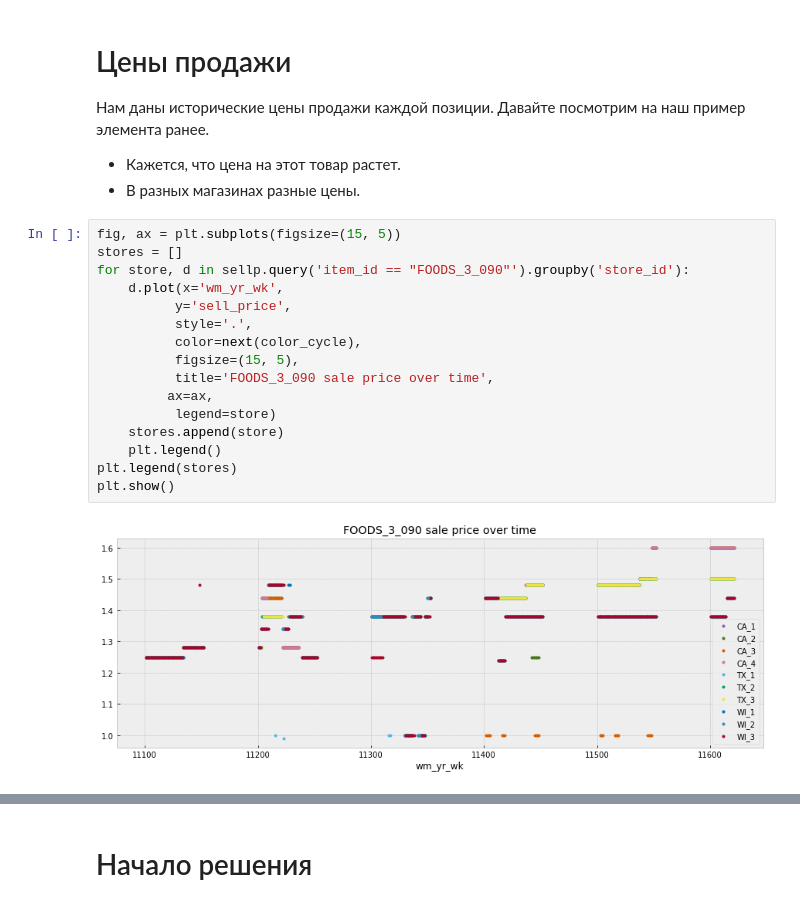
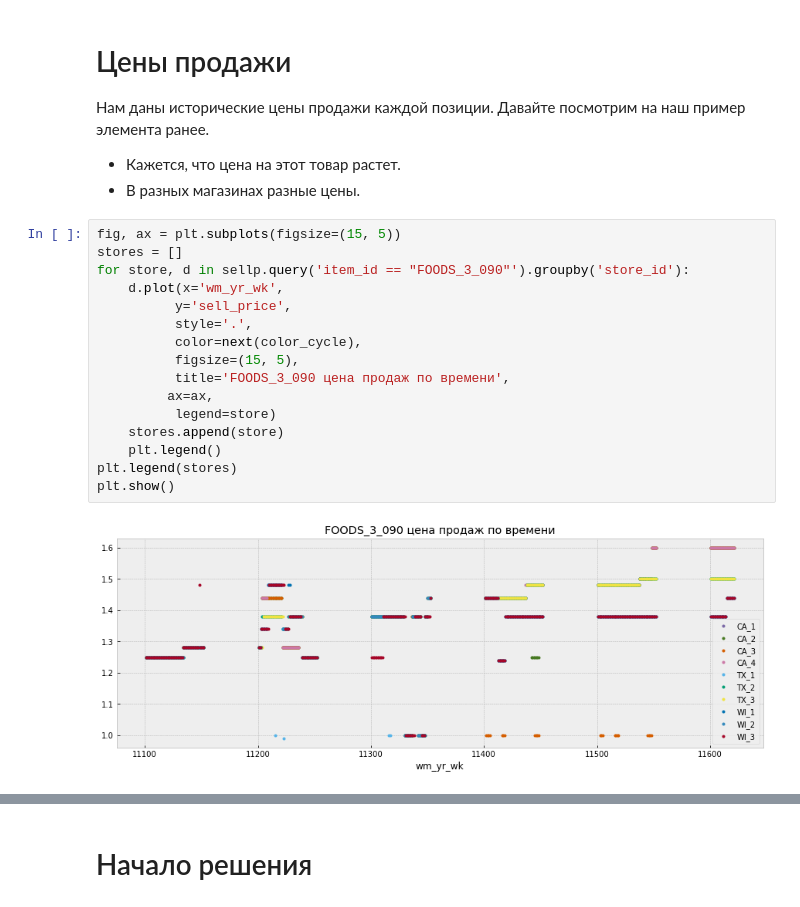
Before and after one commit to spannenberger/Walmart-notebook, a Jupyter notebook: WALMART.ipynb, the cells around one changed output, grey strips where cells are left out. Drawn from its saved outputs; the diff is of its cells as text.

```diff
--- a/WALMART.ipynb
+++ b/WALMART.ipynb
@@ -401,21 +400,21 @@ for i in stv['cat_id'].unique():
 # %%
 fig, ax = plt.subplots(figsize=(15, 5))
 stores = []
 for store, d in sellp.query('item_id == "FOODS_3_090"').groupby('store_id'):
     d.plot(x='wm_yr_wk',
           y='sell_price',
           style='.',
           color=next(color_cycle),
           figsize=(15, 5),
-          title='FOODS_3_090 sale price over time',
+          title='FOODS_3_090 цена продаж по времени',
          ax=ax,
           legend=store)
     stores.append(store)
     plt.legend()
 plt.legend(stores)
 plt.show()
 # %% [output]
-[figure, old version]
+[figure, new version]
 # %%
 sellp['Category'] = sellp['item_id'].str.split('_', expand=True)[0]
 fig, axs = plt.subplots(1, 3, figsize=(15, 4))
```
Also changed, not shown: parts of 9 cells of this notebook, 2 other files.
